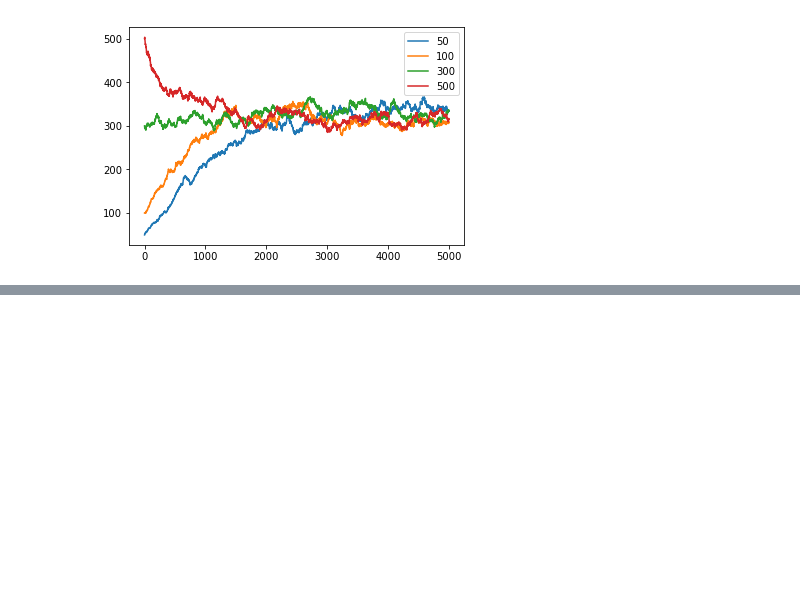
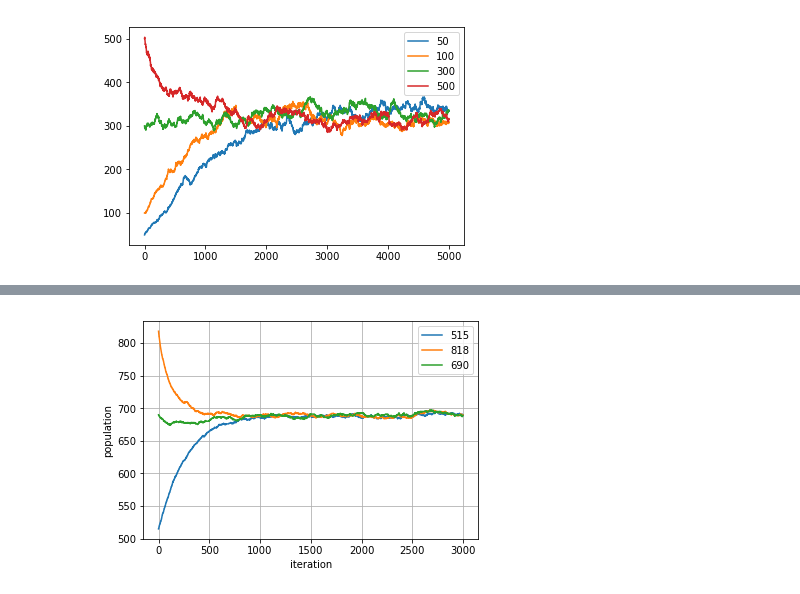
Before and after one commit to topshik/matbio, a Jupyter notebook: one dimension plotter.ipynb, the cells around one changed output, grey strips where cells are left out. Saved outputs shown, nothing was run; the diff lists cells and outputs as text; code cells hidden in the pictures; blank space fills up the shorter version.

```diff
--- a/one dimension plotter.ipynb
+++ b/one dimension plotter.ipynb
@@ -19,0 +66,23 @@ plt.show()
+# %%
+"""
+birth_rate = 6e-3
+death_rate = 1e-5
+birth_variance = 2e-2
+death_variance = 1e-2
+Отрезок [0;1]
+"""
+
+data515 = pd.read_csv("515.txt", sep="\n", header=None)
+data818 = pd.read_csv("818.txt", sep="\n", header=None)
+data690 = pd.read_csv("690.txt", sep="\n", header=None)
+# %%
+plt.plot(list(range((data515.shape[0]))), data515[0], label="515")
+plt.plot(list(range((data818.shape[0]))), data818[0], label="818")
+plt.plot(list(range((data690.shape[0]))), data690[0], label="690")
+plt.ylabel('population')
+plt.xlabel('iteration')
+plt.legend()
+plt.grid()
+plt.show()
+# %% [output]
+[figure, added]
```
Also changed, not shown: parts of 4 cells of this notebook, 1 other file.
